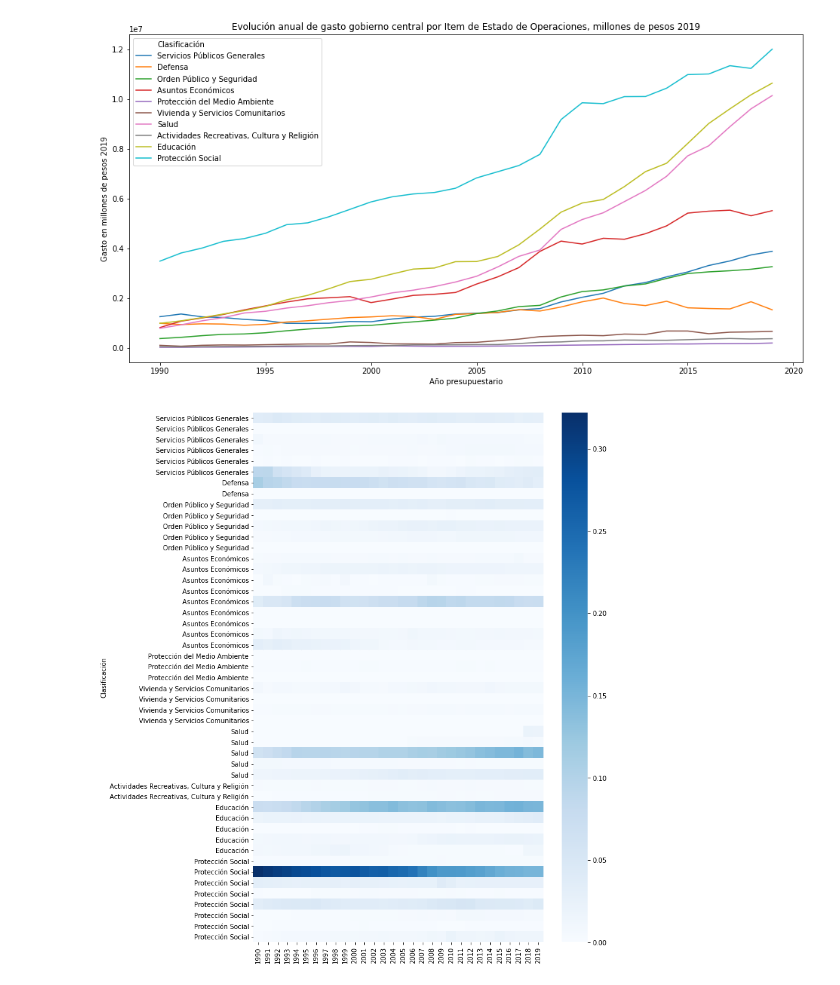
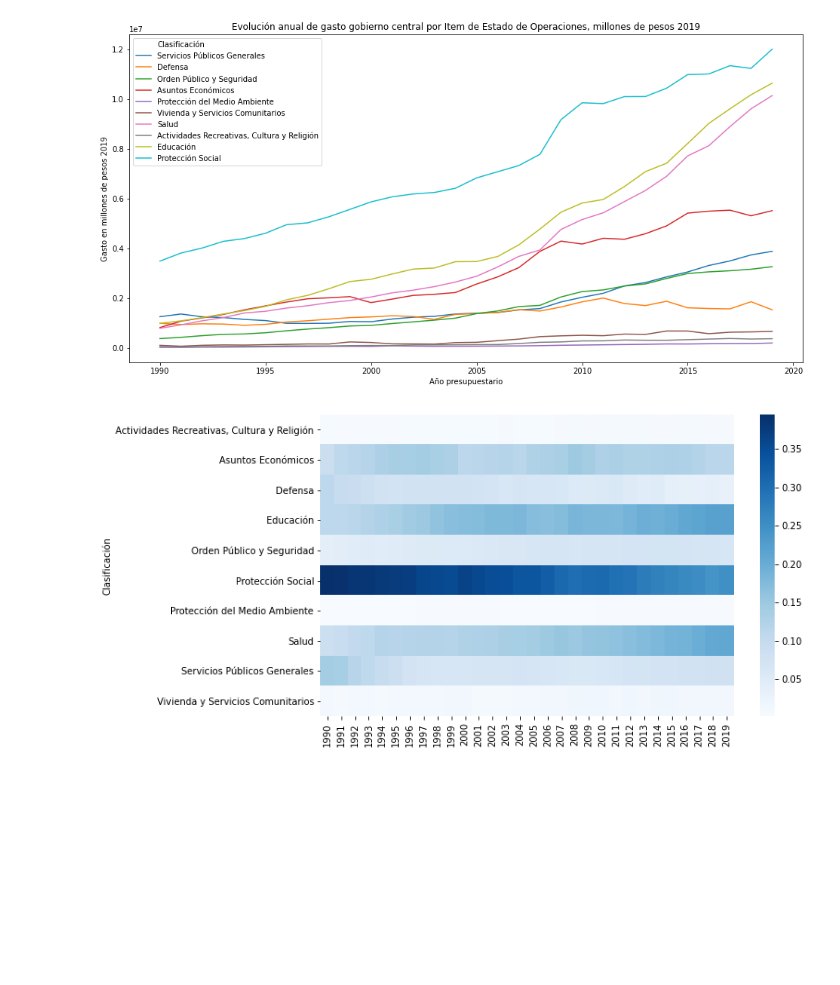
Before and after one commit to josemoragonzalez/ejemplosColab, a Jupyter notebook: GastoClasificaciónFuncional.ipynb, the cells around one changed output. Cells and saved outputs as stored; diff of their text form; code cells hidden in the pictures; blank space fills up the shorter version.

```diff
--- a/GastoClasificaciónFuncional.ipynb
+++ b/GastoClasificaciónFuncional.ipynb
@@ -93,11 +78,15 @@ Text(0.5, 1.0, 'Evolución anual de gasto gobierno central por Item de Estado de
 # %%
 # Establecer el peso porcentual por año de cada Item
 dfgasto_p = dfgasto.set_index(['Clasificación', 'Subclasificación']).drop(columns=['Código'])
-dfgasto_p = dfgasto_p.divide(dfgasto_p.sum(), axis=1)
+dfgasto_p = dfgasto_p.divide(dfgasto_p.sum(), axis=1).reset_index().set_index('Clasificación').drop(columns=['Subclasificación'])
+dfgasto_p
+
+# Agrupar por Clasificación
+dfgasto_p_clas = dfgasto_p.groupby(by='Clasificación').sum()
 # %%
 # Graficar heatmap para ver concentraciones de importancia de cada item, y su evolución en el tiempo
-plt.figure(figsize=(10,15))
-ax = sns.heatmap(dfgasto_p,cmap="Blues")
+plt.figure(figsize=(10,6))
+ax = sns.heatmap(dfgasto_p_clas,cmap="Blues")
 plt.show()
 # %% [output]
-[figure, old version]
+[figure, new version]
```
Also changed, not shown: parts of 2 cells of this notebook.
